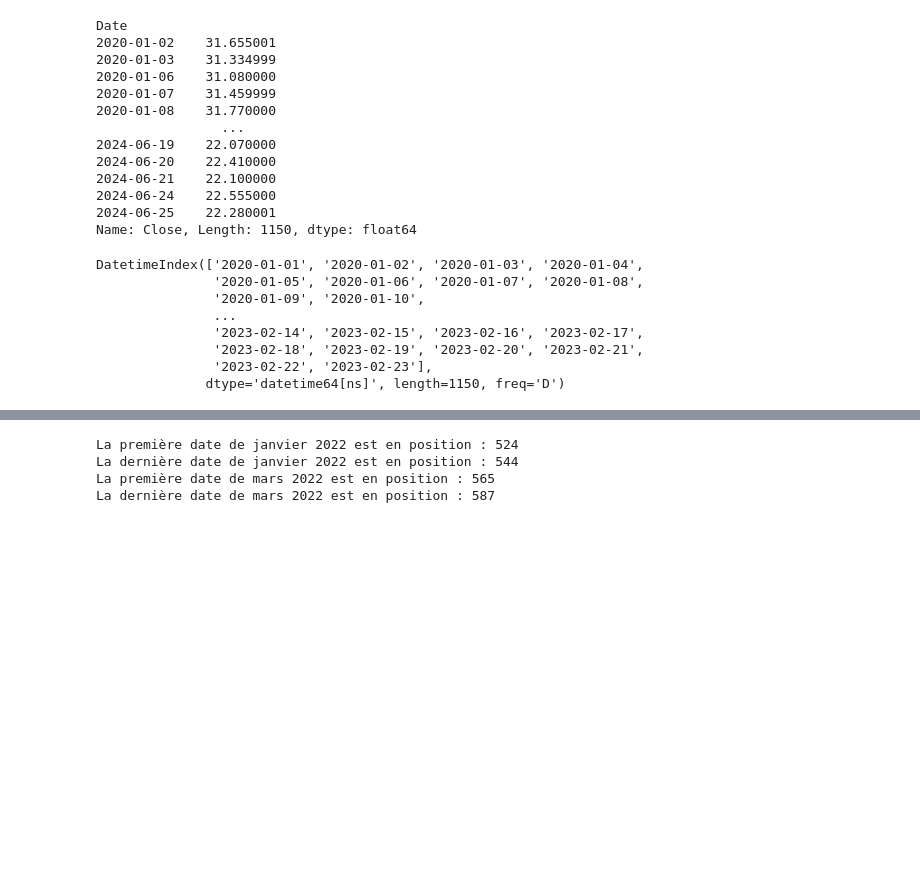
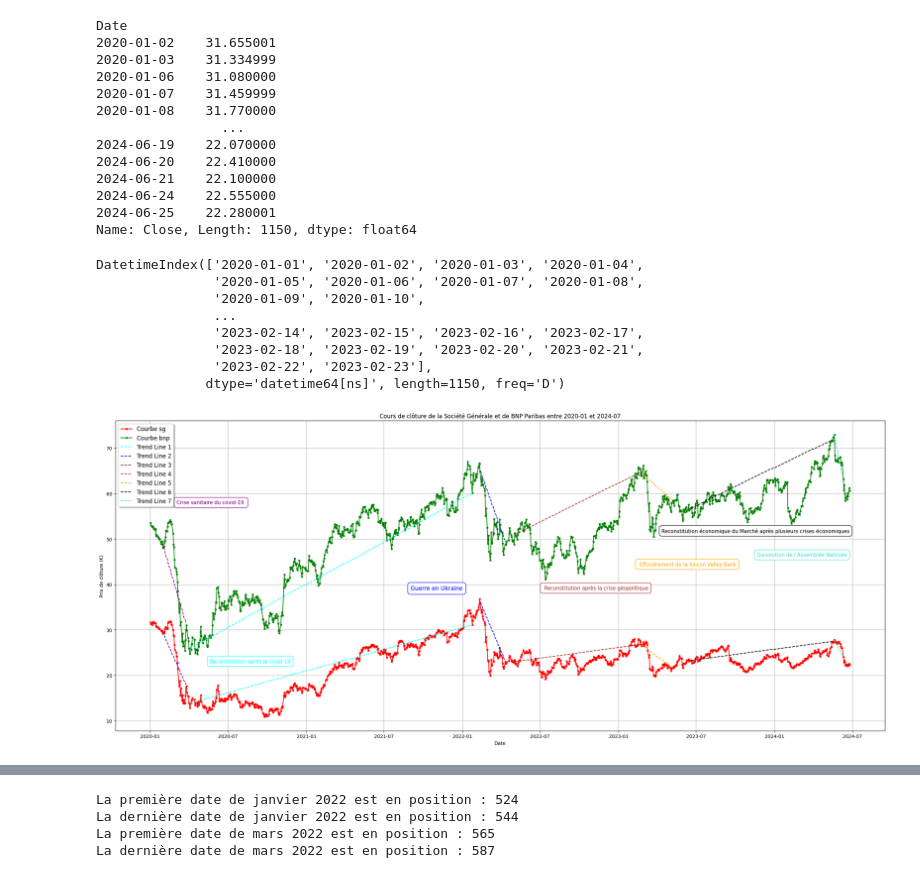
Before and after one commit to douaabllg/Workspace-Douaa, a Jupyter notebook: data_viz.ipynb, the cells around one changed output, grey strips where cells are left out. Cells and saved outputs as stored; diff of their text form; code cells hidden in the pictures; blank space fills up the shorter version.

```diff
--- a/data_viz.ipynb
+++ b/data_viz.ipynb
@@ -284,0 +431,17 @@ trend_line_bnp_2= [start_value_bnp_2 + daily_growth_bnp_2 * (x - 544) for x in x
+# %%
+#trend_line_bnp_7
+list_bnp_7=list(data_bnp['Close'])
+i=1123
+list_var_bnp_7= []
+for x in list_bnp_7[1123:1138]:
+    i = i+1
+    y=list_bnp_7[i]
+    list_var_bnp_7.append(y-x)
+daily_growth_bnp_7= sum(list_var_bnp_7)/len(list_var_bnp_7)
+
+
+print(sum(list_var_bnp_7))
+# Génération de la droite
+start_value_bnp_7= list_bnp_7[1123]
+x_values = list(range(1123,1138))
+trend_line_bnp_7= [start_value_bnp_7+ daily_growth_bnp_7* (x - 1123) for x in x_values]
@@ -310,5 +475,69 @@ DatetimeIndex(['2020-01-01', '2020-01-02', '2020-01-03', '2020-01-04',
                '2023-02-18', '2023-02-19', '2023-02-20', '2023-02-21',
                '2023-02-22', '2023-02-23'],
               dtype='datetime64[ns]', length=1150, freq='D')
+# %%
+dates = data_sg.index
+
+# Extraire les dates pour la période de 65 à end_index
+trend_dates_1 = dates[65:530]
+trend_dates_2 = dates[544:587]
+trend_dates_3= dates[20:60]
+trend_dates_4 = dates[600:810]
+trend_dates_5= dates[810:860]
+trend_dates_6= dates[890:1120]
+trend_dates_7= dates[1123:1138]
+# Tracé des courbes
+plt.figure(figsize=(25, 10))
+plt.plot(dates, data_sg['Close'], label='Courbe sg', color='r', marker='s', markersize=2.5)
+plt.plot(dates, data_bnp['Close'], label='Courbe bnp', color='g', marker='s', markersize=2.5)
+
+#tracer la tendance
+plt.plot(trend_dates_1, trend_line_sg_1, label='Trend Line 1', color='cyan', linestyle='--')
+plt.plot(trend_dates_1, trend_line_bnp_1, color='cyan', linestyle='--')
+plt.plot(trend_dates_2, trend_line_sg_2, label='Trend Line 2', color='blue', linestyle='--')
+plt.plot(trend_dates_2, trend_line_bnp_2, color='blue', linestyle='--')
+plt.plot(trend_dates_3, trend_line_sg_3, label='Trend Line 3', color='purple', linestyle='--')
+plt.plot(trend_dates_3, trend_line_bnp_3, color='purple', linestyle='--')
+plt.plot(trend_dates_4, trend_line_sg_4, label='Trend Line 4', color='brown', linestyle='--')
+plt.plot(trend_dates_4, trend_line_bnp_4, color='brown', linestyle='--')
+plt.plot(trend_dates_5, trend_line_sg_5, label='Trend Line 5', color='orange', linestyle='--')
+plt.plot(trend_dates_5, trend_line_bnp_5, color='orange', linestyle='--')
+plt.plot(trend_dates_6, trend_line_sg_6, label='Trend Line 6', color='black', linestyle='--')
+plt.plot(trend_dates_6, trend_line_bnp_6, color='black', linestyle='--')
+plt.plot(trend_dates_7, trend_line_sg_7, label='Trend Line 7', color='turquoise', linestyle='--')
+plt.plot(trend_dates_7, trend_line_bnp_7, color='turquoise', linestyle='--')
+# Ajouter des annotations pour les droites
+specific_date = datetime.strptime('2020-05-01', '%Y-%m-%d')
+specific_date_2 = datetime.strptime('2022-03-01', '%Y-%m-%d')
+specific_date_3 = datetime.strptime ('2020-02-01','%Y-%m-%d')
+annotation_value = 0
+annotation_value_2 = 0
+annoatation_value_3= 0
+annotation_value_5= 0
+
+plt.annotate('Guerre en Ukraine', xy=(trend_dates_2[-1], trend_line_sg_2[-1]), xytext=(-200, 150),
+             textcoords='offset points', color='blue', fontsize=12, bbox=dict(facecolor='white', edgecolor='blue', boxstyle='round,pad=0.5'))
+plt.annotate('Reconstitution après le covid-19', xy=(trend_dates_3[-1], trend_line_sg_2[-1]), xytext=(50, -3),
+             textcoords='offset points', color='cyan', fontsize=10.5, bbox=dict(facecolor='white', edgecolor='cyan', boxstyle='round,pad=0.5'))
+plt.annotate('Crise sanitaire du covid-19 ', xy=(trend_dates_3[-1], trend_line_bnp_2[-1]), xytext=(-20, 80),
+             textcoords='offset points', color='purple', fontsize=10.5, bbox=dict(facecolor='white', edgecolor='purple', boxstyle='round,pad=0.5'))
+plt.annotate(' Reconstitution après la crise géopolitique', xy=(trend_dates_3[-1], trend_line_bnp_2[-1]), xytext=(750, -100),
+             textcoords='offset points', color='brown', fontsize=10.5, bbox=dict(facecolor='white', edgecolor='brown', boxstyle='round,pad=0.5'))
+plt.annotate(' Effondrement de la Silicon Valley Bank', xy=(trend_dates_3[-1], trend_line_bnp_2[-1]), xytext=(950, -50),
+             textcoords='offset points', color='orange', fontsize=10.5, bbox=dict(facecolor='white', edgecolor='orange', boxstyle='round,pad=0.5'))
+plt.annotate('Reconstitution économique du Marché après plusieurs crises économiques', xy=(trend_dates_3[-1], trend_line_bnp_2[-1]), xytext=(1000, 20),
+             textcoords='offset points', color='black', fontsize=10.5, bbox=dict(facecolor='white', edgecolor='black', boxstyle='round,pad=0.5'))
+plt.annotate('Dissolution de l Assemblée Natinale', xy=(trend_dates_3[-1], trend_line_bnp_2[-1]), xytext=(1200, -30),
+             textcoords='offset points', color='turquoise', fontsize=10.5, bbox=dict(facecolor='white', edgecolor='turquoise', boxstyle='round,pad=0.5'))
+# Configurations du graphique
+plt.title('Cours de clôture de la Société Générale et de BNP Paribas entre 2020-01 et 2024-07')
+plt.xlabel('Date')
+plt.ylabel('Prix de clôture (€)')
+plt.legend(loc='upper left', fontsize='large', shadow=True, fancybox=True)
+plt.grid(True)
+plt.tight_layout()
+plt.show()
+# %% [output]
+[figure, added]
 # %%
 dates = data_sg.index
```
Also changed, not shown: parts of 22 cells of this notebook.
